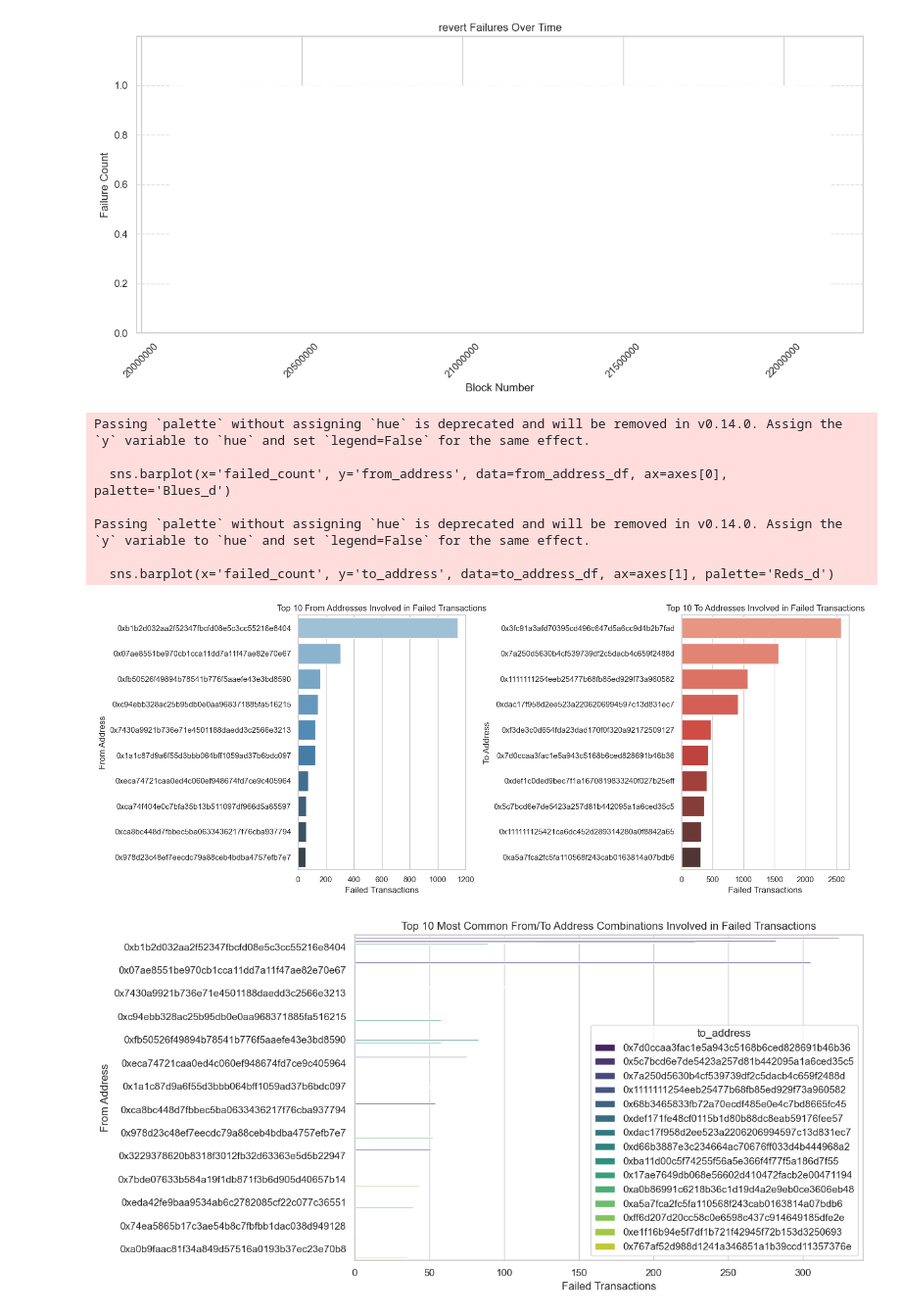
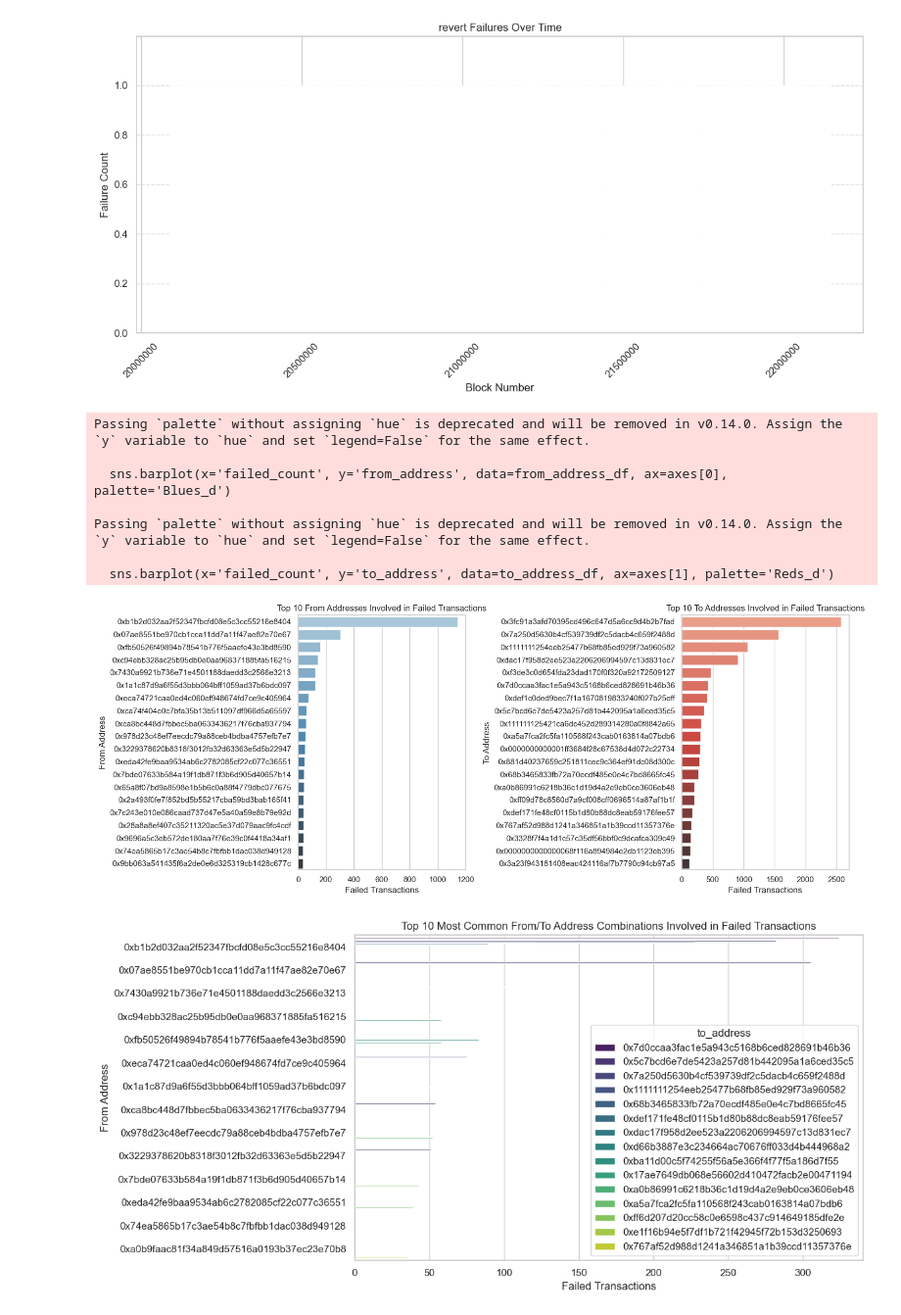
Before and after one commit to mojtaba-eshghie/Raven, a Jupyter notebook: analysis/plotting.ipynb, the cells around one changed output. Shown at 98% size. Cells and saved outputs as stored; diff of their text form; code cells hidden in the pictures.

Commit message:
feature #15: advance clustering and plotting

```diff
--- a/analysis/plotting.ipynb
+++ b/analysis/plotting.ipynb
@@ -364,8 +369,8 @@ plot_invariant_count(df, "revert")
 [figure]
 # %%
 def plot_most_common_from_and_to_addresses(df):
-    from_address_counts = df['from_address'].value_counts().head(10)  # Top 10 'from_address'
-    to_address_counts = df['to_address'].value_counts().head(10)  # Top 10 'to_address'
+    from_address_counts = df['from_address'].value_counts().head(20)  # Top 10 'from_address'
+    to_address_counts = df['to_address'].value_counts().head(20)  # Top 10 'to_address'
 
     from_address_df = from_address_counts.reset_index()
     from_address_df.columns = ['from_address', 'failed_count']
@@ -376,34 +381,34 @@ def plot_most_common_from_and_to_addresses(df):
     sns.set(style="whitegrid")
 
     fig, axes = plt.subplots(1, 2, figsize=(15, 6))
     sns.barplot(x='failed_count', y='from_address', data=from_address_df, ax=axes[0], palette='Blues_d')
     axes[0].set_title('Top 10 From Addresses Involved in Failed Transactions')
     axes[0].set_xlabel('Failed Transactions')
     axes[0].set_ylabel('From Address')
 
     sns.barplot(x='failed_count', y='to_address', data=to_address_df, ax=axes[1], palette='Reds_d')
     axes[1].set_title('Top 10 To Addresses Involved in Failed Transactions')
     axes[1].set_xlabel('Failed Transactions')
     axes[1].set_ylabel('To Address')
 
     # Adjust layout to avoid overlapping labels
     plt.tight_layout()
 
     # Show the plot
     plt.show()
 
 plot_most_common_from_and_to_addresses(df)
 
 #instead of block, do time
 # %% [output]
 Passing `palette` without assigning `hue` is deprecated and will be removed in v0.14.0. Assign the `y` variable to `hue` and set `legend=False` for the same effect.
 
   sns.barplot(x='failed_count', y='from_address', data=from_address_df, ax=axes[0], palette='Blues_d')
 
 Passing `palette` without assigning `hue` is deprecated and will be removed in v0.14.0. Assign the `y` variable to `hue` and set `legend=False` for the same effect.
 
   sns.barplot(x='failed_count', y='to_address', data=to_address_df, ax=axes[1], palette='Reds_d')
-[figure, old version]
+[figure, new version]
 # %%
 def plot_most_common_transactions(df):
     # Count the occurrences of each unique pair of (from_address, to_address)
```
Also changed, not shown: parts of 2 cells of this notebook, 6 other files.
